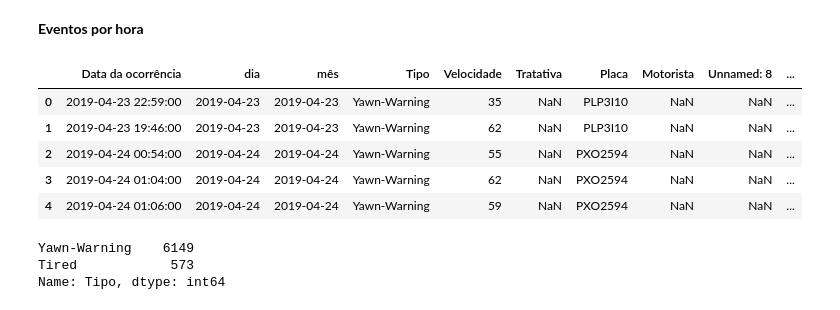
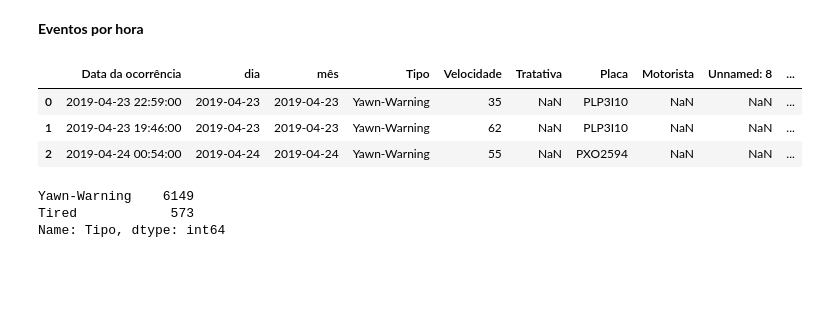
Before and after one commit to Lucas-Buk/IMT, a Jupyter notebook: Tratamento.ipynb, the cells around one changed output. Cells and saved outputs as stored; diff of their text form; code cells hidden in the pictures; blank space fills up the shorter version.

```diff
--- a/Tratamento.ipynb
+++ b/Tratamento.ipynb
@@ -396,16 +396,16 @@ def graphics_plot_v2(y, y_name, yaxes_title, title='Title', bins=1, x_tick=1, sa
 ## Carrega uma determinada planilha na variável file
 
 # Monitoramento
-fileE3  = '/content/drive/MyDrive/Trabalho/KLB_Final/Monitoramento/Monitoramento 2018_2019 E3.xlsx'
-fileE5  = '/content/drive/MyDrive/Trabalho/KLB_Final/Monitoramento/Monitoramento E5 - 2019.xlsx'
-fileE9  = '/content/drive/MyDrive/Trabalho/KLB_Final/Monitoramento/Monitoramento E9 - Abril 2019 a fevereiro 2020.xlsx'
-fileE9r = '/content/drive/MyDrive/Trabalho/KLB_Final/Monitoramento/Monitoramento E9 - Março a Maio 2020.xlsx'
-#fileCAS = '/content/drive/MyDrive/Trabalho/KLB_Final/Cabine Anti Sono/Cabine Sono.xlsx'
+fileE3  = '/content/drive/MyDrive/Trabalho/Datasets/KLB_Final/Monitoramento/Monitoramento 2018_2019 E3.xlsx'
+fileE5  = '/content/drive/MyDrive/Trabalho/Datasets/KLB_Final/Monitoramento/Monitoramento E5 - 2019.xlsx'
+fileE9  = '/content/drive/MyDrive/Trabalho/Datasets/KLB_Final/Monitoramento/Monitoramento E9 - Abril 2019 a fevereiro 2020.xlsx'
+fileE9r = '/content/drive/MyDrive/Trabalho/Datasets/KLB_Final/Monitoramento/Monitoramento E9 - Março a Maio 2020.xlsx'
+#fileCAS = '/content/drive/MyDrive/Trabalho/Datasets/KLB_Final/Cabine Anti Sono/Cabine Sono.xlsx'
 # Ocorrências
-fileOCO = '/content/drive/MyDrive/Trabalho/KLB_Final/Ocorrências/Ocorrências_2017_2018_2019.xlsx'
+fileOCO = '/content/drive/MyDrive/Trabalho/Datasets/KLB_Final/Ocorrências/Ocorrências_2017_2018_2019.xlsx'
 
 # Informações gerais
-fileINF = '/content/drive/MyDrive/Trabalho/KLB_Final/Informações Gerais/Informações gerais empresa Código.xlsx'
+fileINF = '/content/drive/MyDrive/Trabalho/Datasets/KLB_Final/Informações Gerais/Informações gerais empresa Código.xlsx'
 
 
 ## Carrega a planilha em um data frame
@@ -1306,14 +1290,12 @@ dfE9_motoristas_hora
 # %% [markdown]
 **Eventos por hora**
 # %%
-dfE91H.head()
+dfE91H.head(3)
 # %% [output]
 |  | Data da ocorrência | dia | mês | Tipo | Velocidade | Tratativa | Placa | Motorista | Unnamed: 8 | ... |
 | 0 | 2019-04-23 22:59:00 | 2019-04-23 | 2019-04-23 | Yawn-Warning | 35 | NaN | PLP3I10 | NaN | NaN | ... |
 | 1 | 2019-04-23 19:46:00 | 2019-04-23 | 2019-04-23 | Yawn-Warning | 62 | NaN | PLP3I10 | NaN | NaN | ... |
 | 2 | 2019-04-24 00:54:00 | 2019-04-24 | 2019-04-24 | Yawn-Warning | 55 | NaN | PXO2594 | NaN | NaN | ... |
-| 3 | 2019-04-24 01:04:00 | 2019-04-24 | 2019-04-24 | Yawn-Warning | 62 | NaN | PXO2594 | NaN | NaN | ... |
-| 4 | 2019-04-24 01:06:00 | 2019-04-24 | 2019-04-24 | Yawn-Warning | 59 | NaN | PXO2594 | NaN | NaN | ... |
 # %%
 dfE91H.Tipo.value_counts()
 # %% [output]
```
Also changed, not shown: parts of 58 cells of this notebook.
